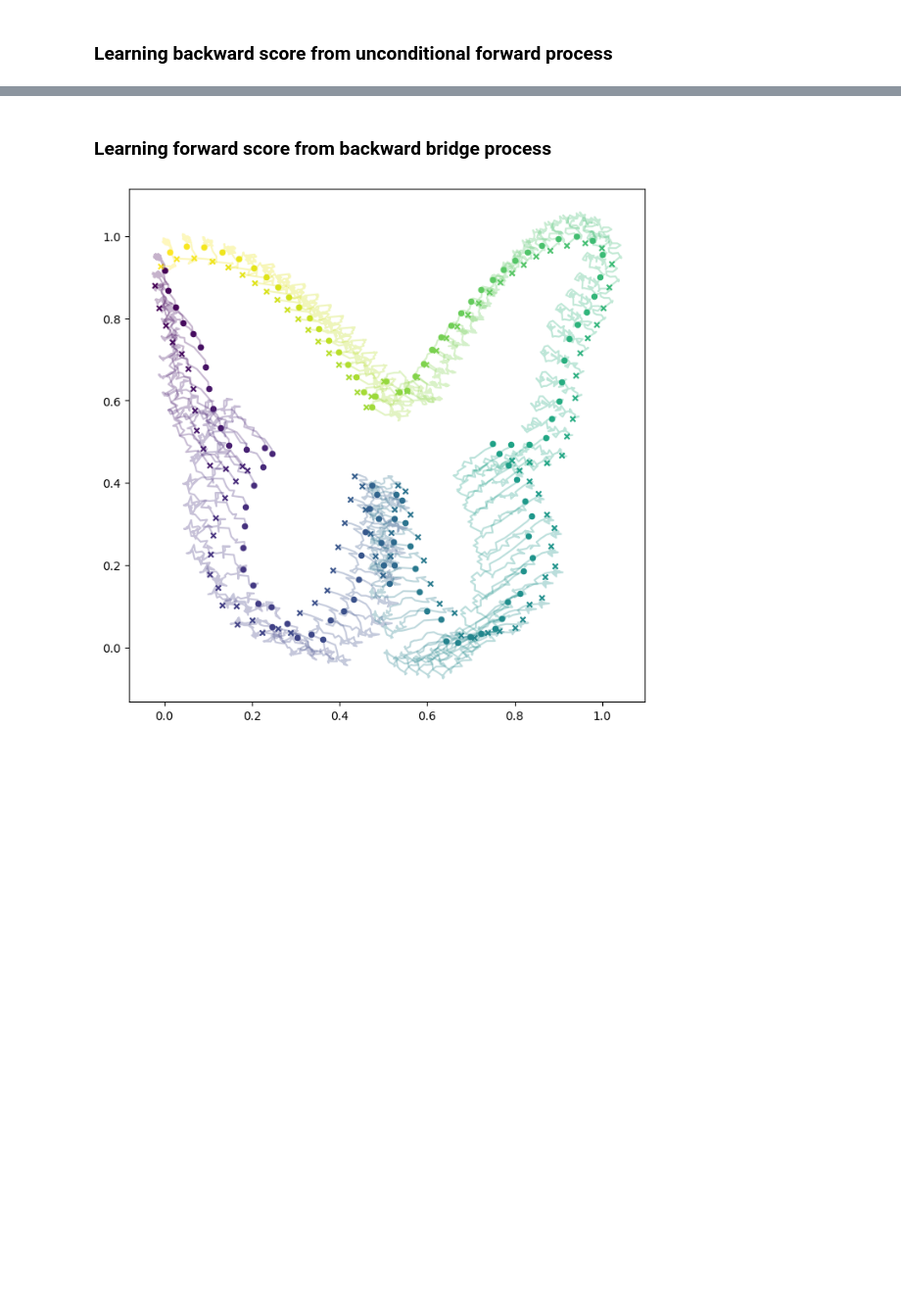
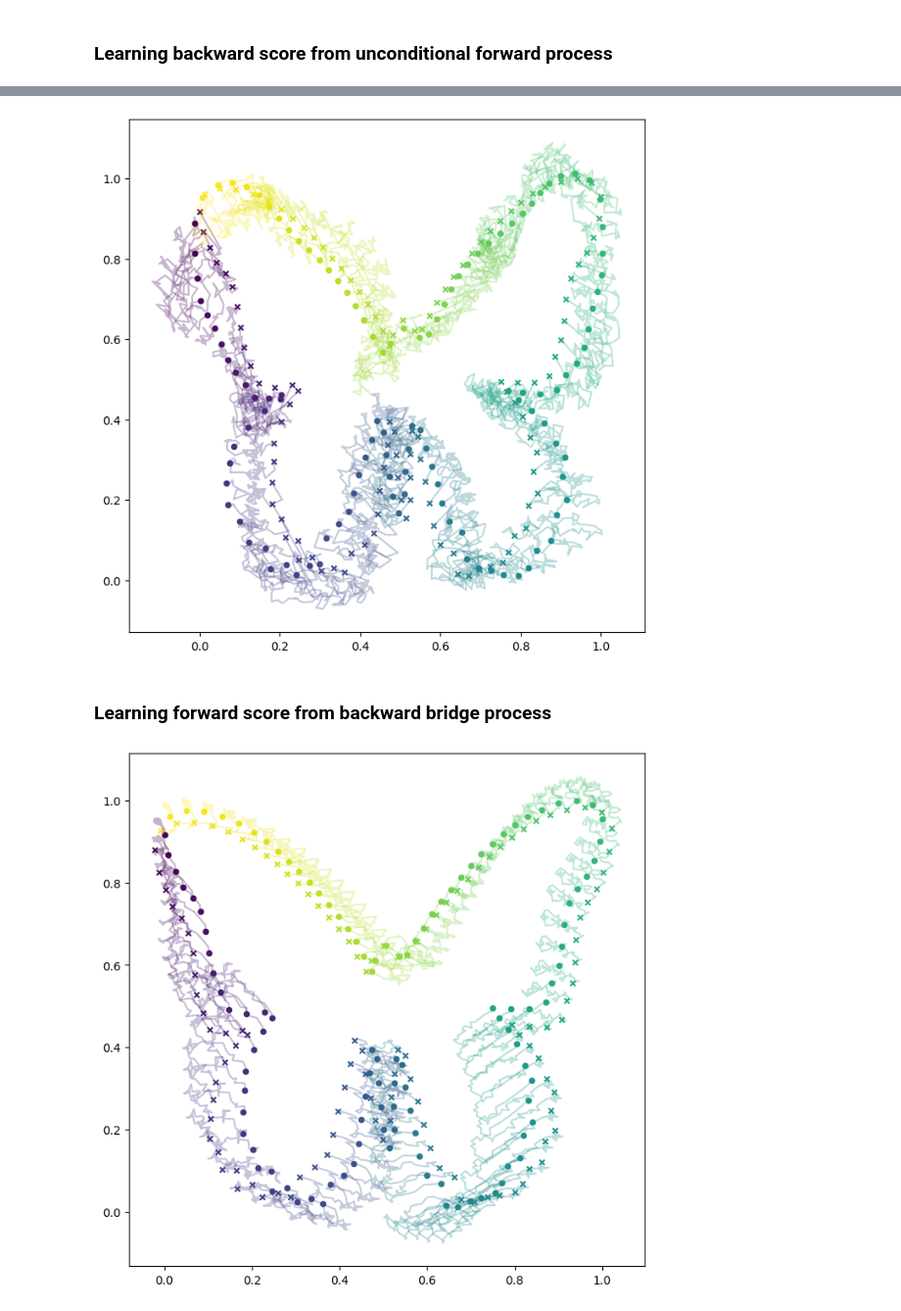
Before and after one commit to libbylbaker/infsdebridge, a Jupyter notebook: sdebridge/notebooks/butterflies_bridge.ipynb, the cells around one changed output, grey strips where cells are left out. Shown at 98% size. Drawn from its saved outputs; the diff is of its cells as text; code cells hidden in the pictures; blank space fills up the shorter version.

```diff
--- a/sdebridge/notebooks/butterflies_bridge.ipynb
+++ b/sdebridge/notebooks/butterflies_bridge.ipynb
@@ -228,3 +251,35 @@ orbax_checkpointer.save('/home/gefan/Projects/sdebridge/sdebridge/ckpts/score_p_
+# %%
+new_state = load_ckpts('/home/gefan/Projects/sdebridge/sdebridge/ckpts/score_p_24_bases')
+# %%
+@partial(jax.jit, backend='gpu')
+def score_p(val, time):
+    score_output = new_state.apply_fn(
+        {"params": new_state.params, "batch_stats": new_state.batch_stats},
+        x_complex=val,
+        t=time,
+        train=False
+    )
+    score_real, score_imag = jnp.split(score_output, 2, axis=-1)
+    score = score_real + 1j * score_imag
+    return score
+
+backward_bridge = bridge.simulate_backward_bridge(
+    initial_val=initial_diff_flatten,
+    terminal_val=target_diff_flatten,
+    score_p=score_p,
+    num_batches=8,
+)
+
+backward_bridge_diff_coeffs = backward_bridge["trajectories"]
+backward_traj = reconstruct_trajectories(
+    backward_bridge_diff_coeffs,
+    initial_butterfly
+)
+# %%
+fig, ax = plt.subplots(1, 1, figsize=(8, 8))
+ax = plot_trajectories(backward_traj, 3, ax)
+# %% [output]
+[figure, added]
 # %% [markdown]
 ### Learning forward score from backward bridge process
 # %%
```
Also changed, not shown: parts of 13 cells of this notebook, 10 other files.
